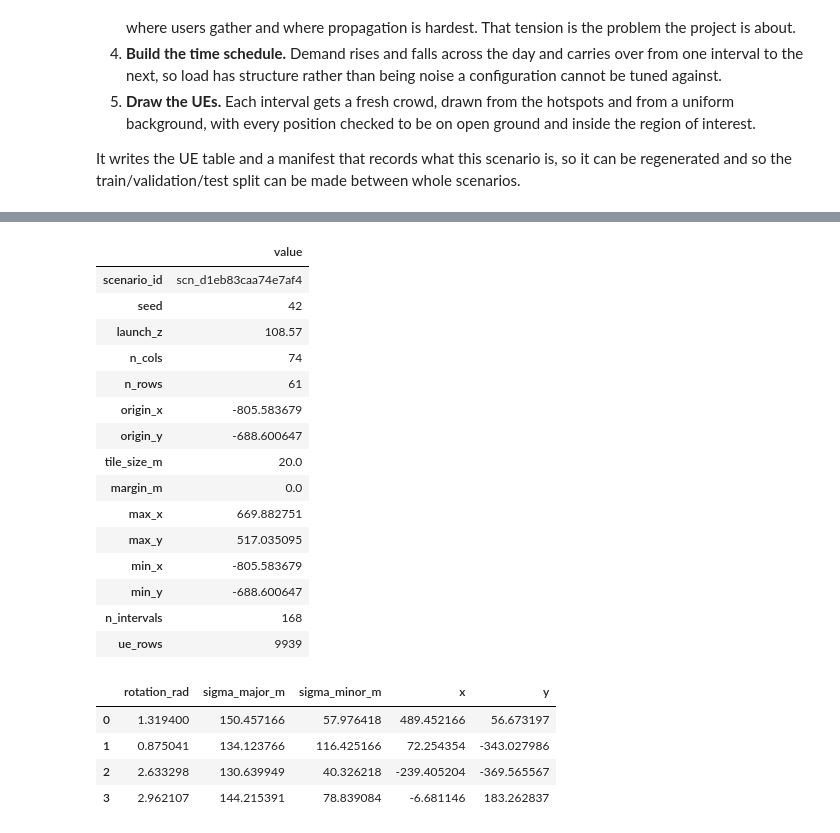
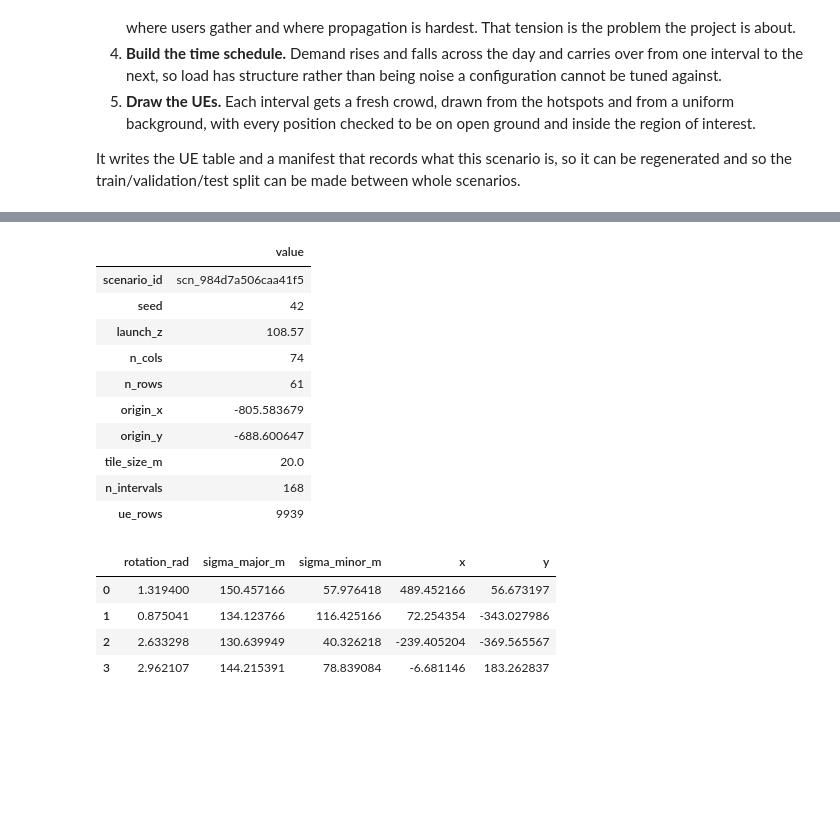
Before and after one commit to NguyenVu04/band-tilt, a Jupyter notebook: notebooks/00_simulation.ipynb, the cells around one changed output, grey strips where cells are left out. Cells and saved outputs as stored; diff of their text form; code cells hidden in the pictures; blank space fills up the shorter version.

```diff
--- a/notebooks/00_simulation.ipynb
+++ b/notebooks/00_simulation.ipynb
@@ -340,21 +341,20 @@ manifest: data\external\scenario.json
 # %%
 manifest = json.loads(Path(manifest_file).read_text(encoding="utf-8"))
 
 pd.DataFrame(
     {
         "value": {
             "scenario_id": manifest["scenario_id"],
             "seed": manifest["seed"],
             **manifest["grid"],
-            **manifest["area"],
             "n_intervals": manifest["time"]["n_intervals"],
             "ue_rows": manifest["ue"]["rows"],
         }
     }
 )
 # %% [output]
 |  | value |
-| scenario_id | scn_d1eb83caa74e7af4 |
+| scenario_id | scn_984d7a506caa41f5 |
 | seed | 42 |
 | launch_z | 108.57 |
 | n_cols | 74 |
@@ -362,11 +362,6 @@ pd.DataFrame(
 | origin_x | -805.583679 |
 | origin_y | -688.600647 |
 | tile_size_m | 20.0 |
-| margin_m | 0.0 |
-| max_x | 669.882751 |
-| max_y | 517.035095 |
-| min_x | -805.583679 |
-| min_y | -688.600647 |
 | n_intervals | 168 |
 | ue_rows | 9939 |
 # %%
```
Also changed, not shown: parts of 17 cells of this notebook, 22 other files.
